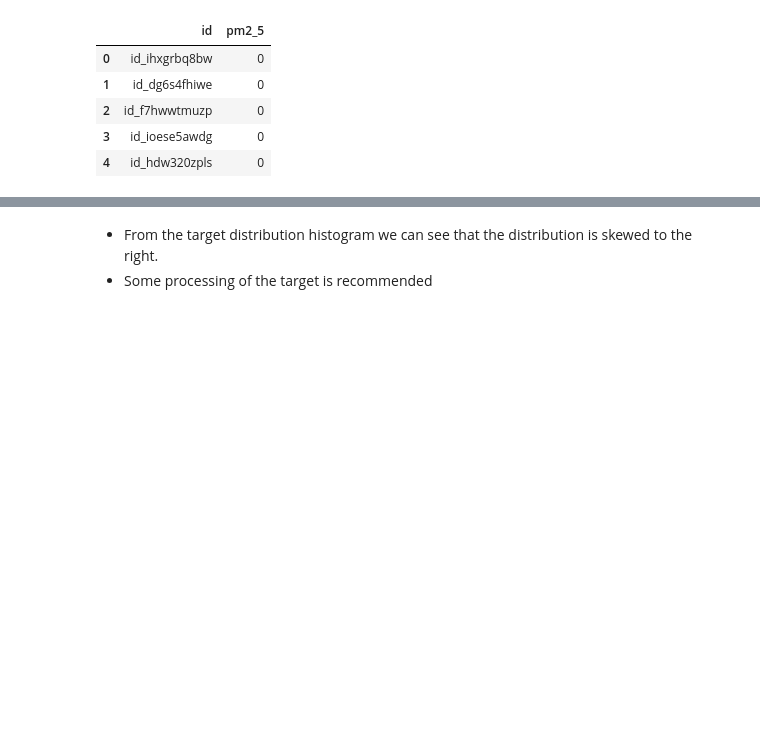
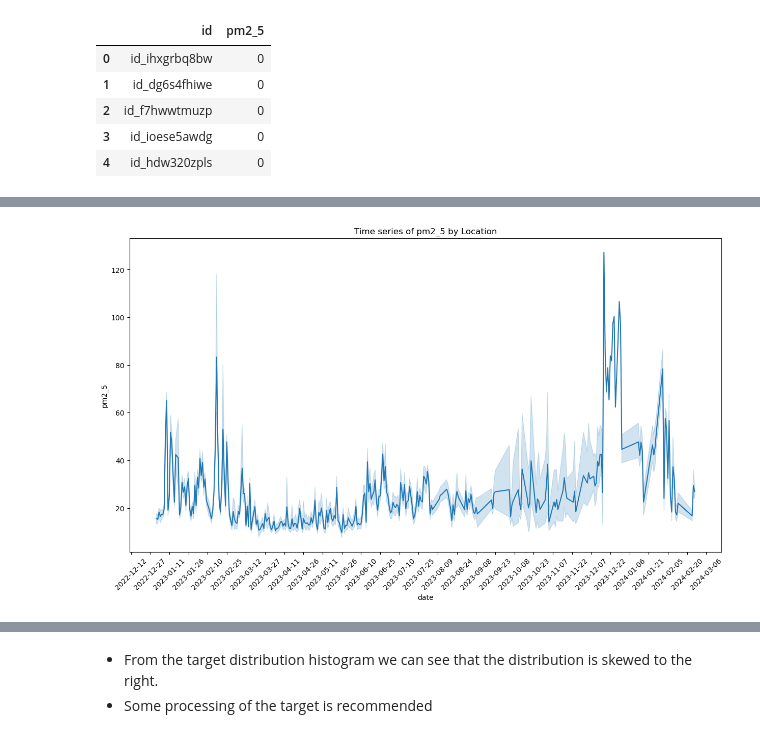
Before and after one commit to michael-awe/pm2.5-air-quality, a Jupyter notebook: Airqo_starter_notebook.ipynb, the cells around one changed output, grey strips where cells are left out. Drawn from its saved outputs; the diff is of its cells as text; code cells hidden in the pictures; blank space fills up the shorter version.

```diff
--- a/Airqo_starter_notebook.ipynb
+++ b/Airqo_starter_notebook.ipynb
@@ -55,0 +102,6 @@ sample_submission.head()
+# %%
+#drop all rows with missing values
+train = train.dropna()
+
+#count NaN values in the dataframe
+train.head()
@@ -55,0 +128,21 @@ sample_submission.head()
+# %%
+import matplotlib.dates as mdates
+
+# Assume `df` is your DataFrame
+train['date'] = pd.to_datetime(train['date'])
+
+plt.figure(figsize=(15, 8))
+
+# Create the lineplot
+sns.lineplot(x='date', y='pm2_5', data=train)
+
+# Set the x-ticks to be every nth date, where n is the number of days between each tick
+ax = plt.gca()
+ax.xaxis.set_major_locator(mdates.DayLocator(interval=15))  # Set interval to your liking
+ax.xaxis.set_major_formatter(mdates.DateFormatter('%Y-%m-%d'))
+
+plt.title('Time series of pm2_5 by Location')
+plt.xticks(rotation=45)  # Rotate x-tick labels for better visibility
+plt.show()
+# %% [output]
+[figure, added]
```
Also changed, not shown: parts of 31 cells of this notebook.
